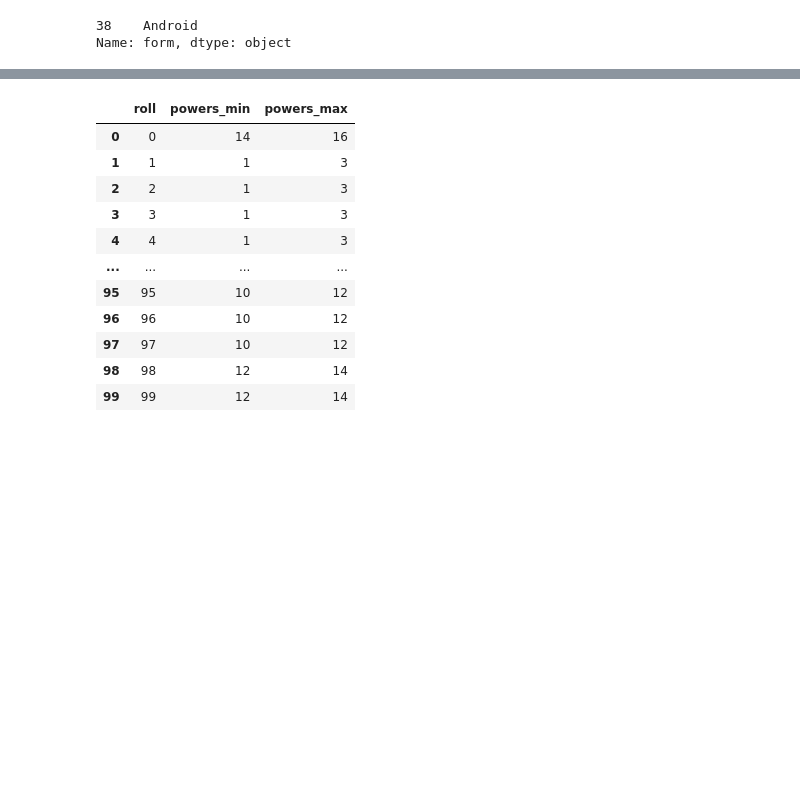
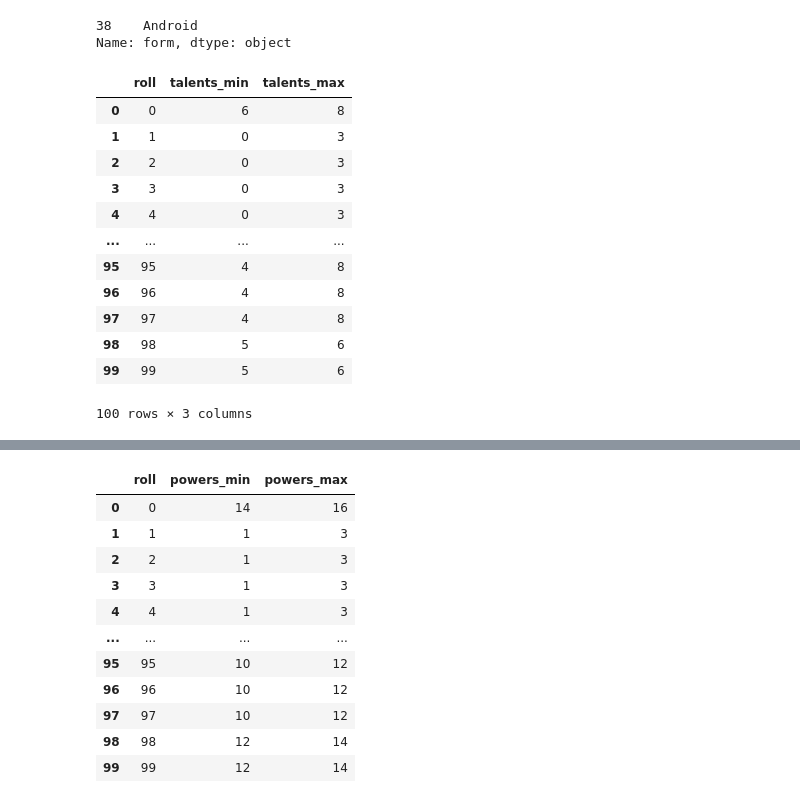
Before and after one commit to bluetyson/FASERIP-Slugfest, a Jupyter notebook: FASERIP Character Generator.ipynb, the cells around one changed output, grey strips where cells are left out. Saved outputs shown, nothing was run; the diff lists cells and outputs as text; code cells hidden in the pictures; blank space fills up the shorter version.

Commit message:
Talents

```diff
--- a/FASERIP Character Generator.ipynb
+++ b/FASERIP Character Generator.ipynb
@@ -52,3 +52,20 @@ upb_form
 # %% [output]
 38    Android
 Name: form, dtype: object
+# %%
+upbnooftalentstable = pd.read_csv('upbnooftalents.txt',sep='\t', skiprows=1, header=None, names=['roll','talents_min','talents_max'])
+upbnooftalentstable
+# %% [output]
+|  | roll | talents_min | talents_max |
+| 0 | 0 | 6 | 8 |
+| 1 | 1 | 0 | 3 |
+| 2 | 2 | 0 | 3 |
+| 3 | 3 | 0 | 3 |
+| 4 | 4 | 0 | 3 |
+| ... | ... | ... | ... |
+| 95 | 95 | 4 | 8 |
+| 96 | 96 | 4 | 8 |
+| 97 | 97 | 4 | 8 |
+| 98 | 98 | 5 | 6 |
+| 99 | 99 | 5 | 6 |
+100 rows × 3 columns
```
Also changed, not shown: parts of 10 cells of this notebook, 2 other files.
